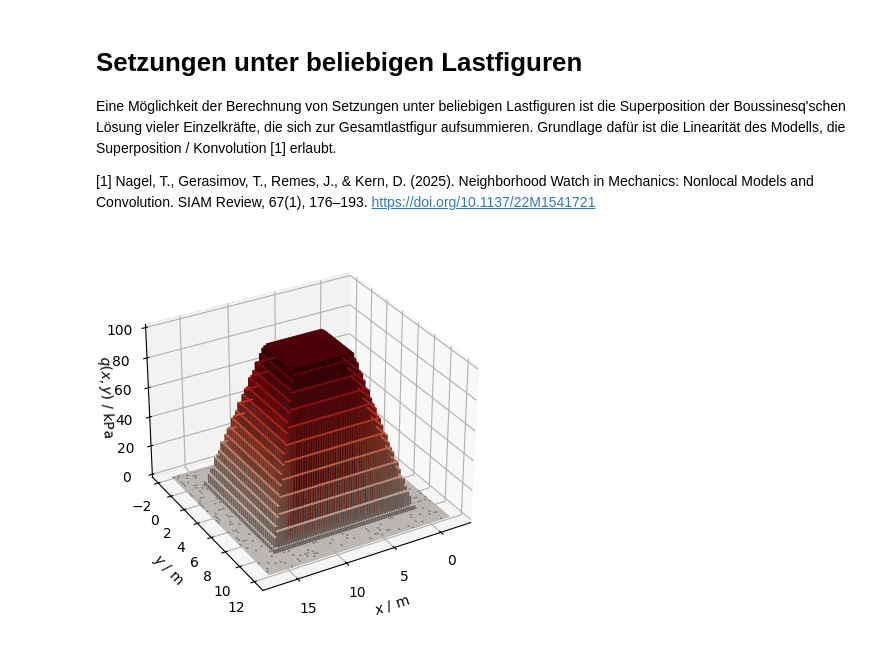
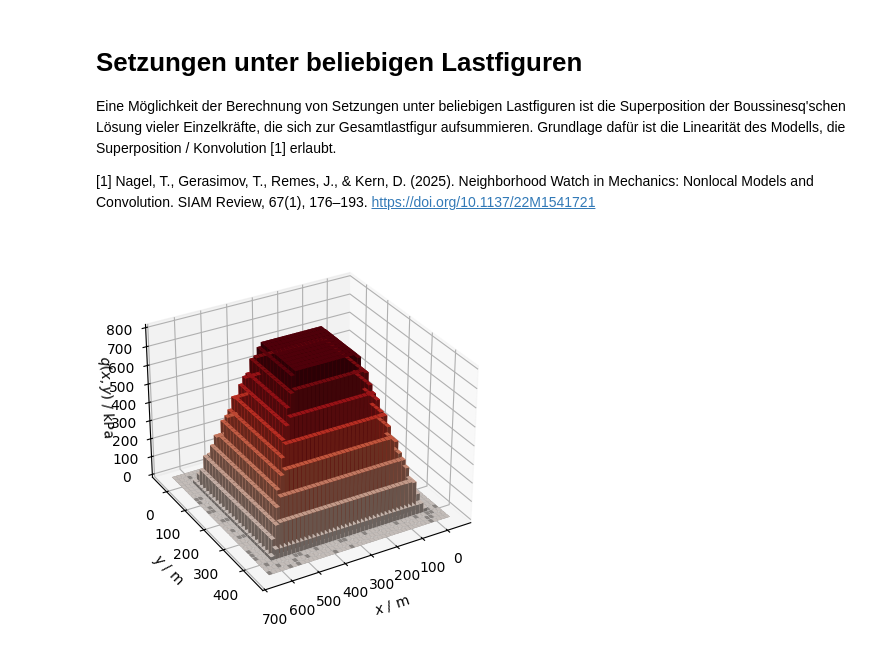
Before and after one commit to nagelt/Teaching_Scripts, a Jupyter notebook: Settlements_arbitrary_loads.ipynb, the cells around one changed output. Saved outputs shown, nothing was run; the diff lists cells and outputs as text; code cells hidden in the pictures.

Commit message:
Rechtecklösung

```diff
--- a/Settlements_arbitrary_loads.ipynb
+++ b/Settlements_arbitrary_loads.ipynb
@@ -41,9 +41,9 @@ from mpl_toolkits.mplot3d import Axes3D  # nötig für 3D
 from concurrent.futures import ProcessPoolExecutor
 # %%
 # Parameter der Lastfläche
-drand = 2. #unbelasteter Bereich
-a, b = 15.0, 10.0 #Grundfläche der Last (einhüllendes Rechteck, falls kein rechteckförmiger Grundriss)
-nx, ny = int(50*a/b), 50 #Gitterauflösung
+drand = 50. #unbelasteter Bereich
+a, b = 600.0, 400.0 #Grundfläche der Last (einhüllendes Rechteck, falls kein rechteckförmiger Grundriss)
+nx, ny = int(30*a/b), 30 #Gitterauflösung
 dx = (a+drand) / nx
 dy = (b+drand) / ny
 x_centers = np.linspace(dx/2 - drand, (a+drand) - dx/2, nx)
@@ -52,8 +52,8 @@ X, Y = np.meshgrid(x_centers, y_centers)
 # %%
 # Flächenlastfunktion
 # Kann auch Schichteneinteilung enthalten
-def f(x, y):
-        return 100 * (x / a ) * (1 - y / b) * np.heaviside(x,1) * np.heaviside(y,1) * np.heaviside(a-x,1) * np.heaviside(b-y,1)
+#def f(x, y):
+#        return 100 * (x / a ) * (1 - y / b) * np.heaviside(x,1) * np.heaviside(y,1) * np.heaviside(a-x,1) * np.heaviside(b-y,1)
 
 def f(x, y):
     # Innenbereich mit maximaler Last
@@ -78,7 +78,7 @@ def f(x, y):
     ny = np.clip((dy - dy1) / (dy_max - dy1), 0, 1)
 
     # Last nimmt linear ab mit Entfernung von Zentrum
-    load = 100 * (1 - np.maximum(nx, ny))
+    load = 800 * (1 - np.maximum(nx, ny))
 
     # Bereich außerhalb des Rechtecks auf 0 setzen
     load *= np.heaviside(x, 1) * np.heaviside(y, 1) * np.heaviside(a - x, 1) * np.heaviside(b - y, 1)
@@ -90,28 +90,28 @@ Q = f(X, Y)
 # %%
 # Plot
 from matplotlib.colors import Normalize
 xpos = X.ravel()
 ypos = Y.ravel()
-Z = f(X, Y).ravel()
+Z = Q.ravel()
 zpos = np.zeros_like(Z)  # bars start at z = 0
 
 # Color mapping based on Z values
 norm = Normalize(vmin=Z.min(), vmax=Z.max())
 colors = plt.cm.Reds(norm(Z))
 
 # Plot
 fig = plt.figure(figsize=(5, 4))
 ax = fig.add_subplot(111, projection='3d')
 
 # 3D bar plot
 ax.bar3d(xpos, ypos, zpos, dx, dy, Z, shade=True, color=colors)
 ax.view_init(elev=30, azim=60)  # change view angle if needed
 
 # Achsenbeschriftungcmap
 ax.set_xlabel('$x$ / m')
 ax.set_ylabel('$y$ / m')
 ax.set_zlabel(r'$q(x,y)$ / kPa',labelpad=-2)
 fig.tight_layout();
 #fig.savefig('load_pyramid.pdf')
 # %% [output]
-[figure, old version]
+[figure, new version]
```
Also changed, not shown: parts of 9 cells of this notebook.
